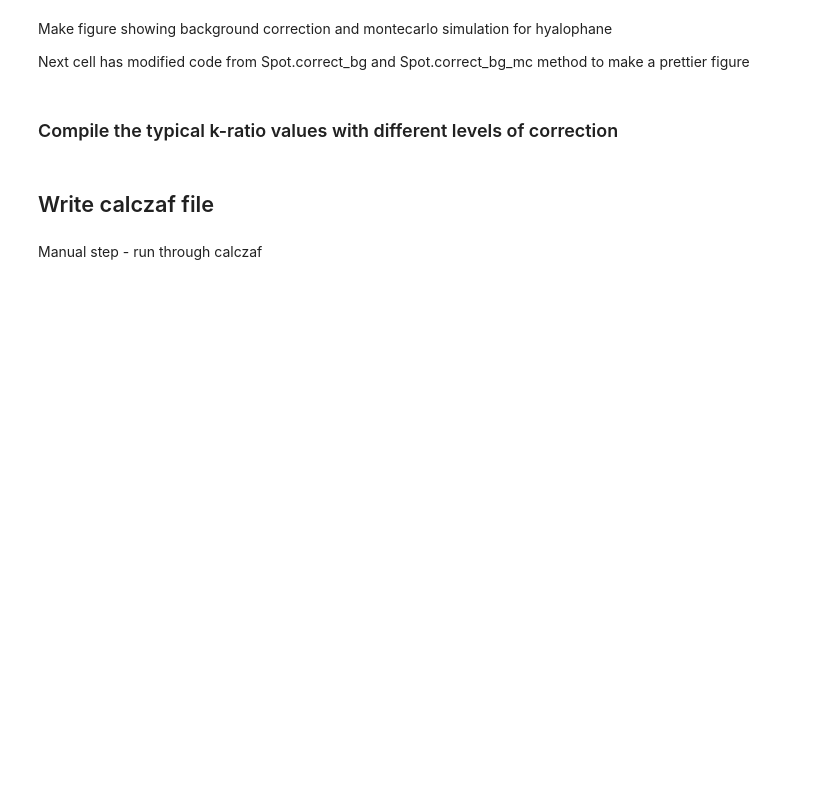
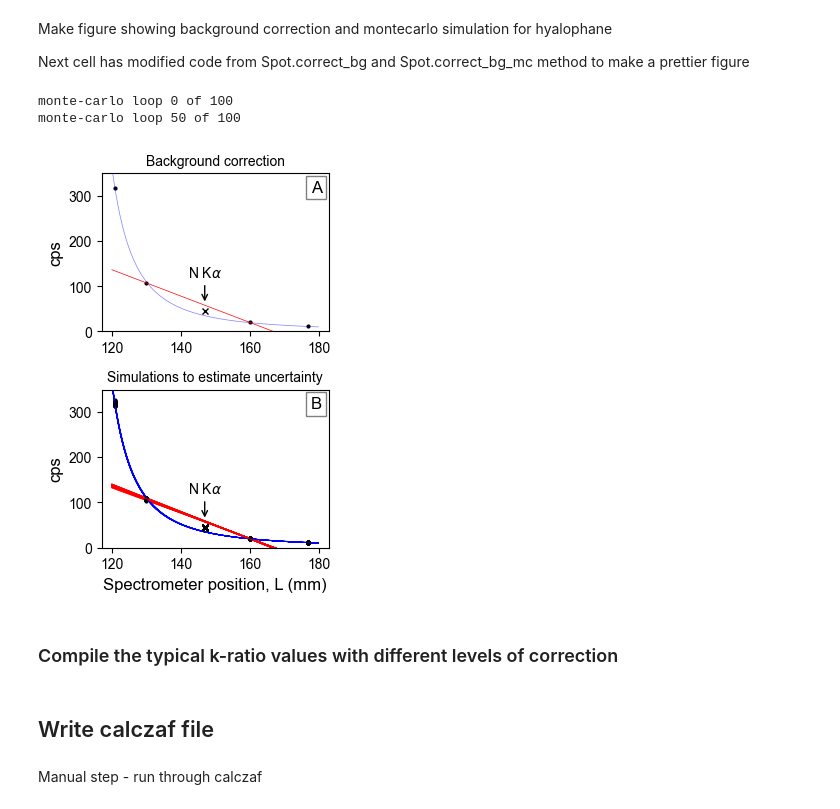
Before and after one commit to eleanor-m/n_epma_analysis, a Jupyter notebook: notebooks/03_hyalophane_StA.ipynb, the cells around one changed output. Saved outputs shown, nothing was run; the diff lists cells and outputs as text; code cells hidden in the pictures; blank space fills up the shorter version.

Commit message:
Improve hyalophane bg fitting figure

```diff
--- a/notebooks/03_hyalophane_StA.ipynb
+++ b/notebooks/03_hyalophane_StA.ipynb
@@ -173,7 +229,7 @@ def plot_background_correction(
     yrange = ylims[1] - ylims[0]
     xrange = xlims[1] - xlims[0]
 
-    plt.xlabel('L (mm)')
+    plt.xlabel('Spectrometer position, L (mm)')
     plt.ylabel('cps')
 
     return xlims, ylims
@@ -183,17 +239,16 @@ def plot_background_correction(
 # Select spot of interest to use
 spot = myspot[5]
 
-fig = plt.figure(figsize=(17*0.39, 7*0.39))
-mosaic = """AB"""
-ax_dict = fig.subplot_mosaic(mosaic, sharey=True)
+fig = plt.figure(figsize=(8*0.39, 12*0.39))
+mosaic = """A
+            B"""
+ax_dict = fig.subplot_mosaic(mosaic, sharex=False)
 
 for label, ax in ax_dict.items():
     trans = mtransforms.ScaledTranslation(-5/72, -5/72, fig.dpi_scale_trans)
     ax.text(1.0, 1.0, label, transform=ax.transAxes + trans,
             fontsize=12, ha='right', va='top', fontfamily='Arial',
             bbox=dict(facecolor='w', edgecolor='grey', pad=3.0))
-
-
 
 # === Normal background correction =====================================
 plt.sca(ax_dict["A"])
@@ -271,35 +326,41 @@ for i in range(num_mc_sims):
     fit_params_mc[i] = [modelout.params['amplitude'].value,
                         modelout.params['c'].value]
 
     # Find the corrected background cps
     bg_cps_corrected[i] = modelout.eval(x=spot.peak.pos[idx])
     pk_cps_net_corrected[i] = pk_cps_raw[i] - bg_cps_corrected[i]
 
     # Add this to the figure
     xlims, ylims = plot_background_correction(
         modelout, spot.peak.pos[idx], pk_cps_raw[i], bg_pos,
-        bg_cps[i, :], figure_axis=axs[1])
+        bg_cps[i, :], figure_axis=ax_dict["B"])
 
 mean_from_mc = [np.mean(pk_cps_net_corrected), np.mean(bg_cps_corrected)]
 stdev_pcnt_from_mc = [np.std(pk_cps_net_corrected) * 100 / mean_from_mc[0],
                         np.std(bg_cps_corrected) * 100 / mean_from_mc[1]]
 
 for k in ax_dict.keys():
 
     ax_dict[k].annotate(
         text=r"N K$\alpha$",
         xy=(146.893, 60),
         xytext=(146.893, 120),
         ha="center",
         arrowprops={"arrowstyle": "->"}
     )
 
 ax_dict["A"].set_title("Background correction", fontsize=10)
-ax_dict["B"].set_title("Monte Carlo simulation", fontsize=10)
+ax_dict["B"].set_title("Simulations to estimate uncertainty", fontsize=10)
+ax_dict["A"].set_xlabel(None)
+
 
 plt.tight_layout()
 plt.savefig("../figures/fig_hyalophane_bg_correction_and_mc_simulation.png", dpi=600)
 plt.show()
+# %% [output]
+monte-carlo loop 0 of 100
+monte-carlo loop 50 of 100
+[figure, added]
 # %%
 summary_tables = correct_quant.write_summary_excel_tables(
     myspot,
```
Also changed, not shown: parts of 7 cells of this notebook, 1 other file.
